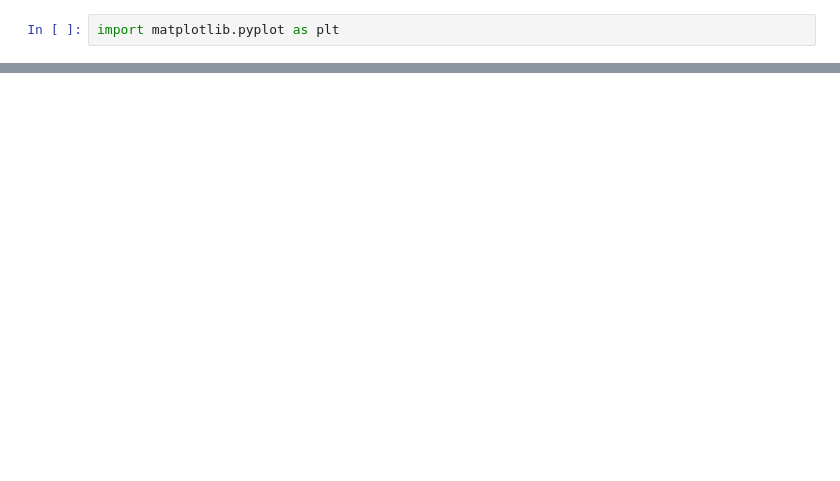
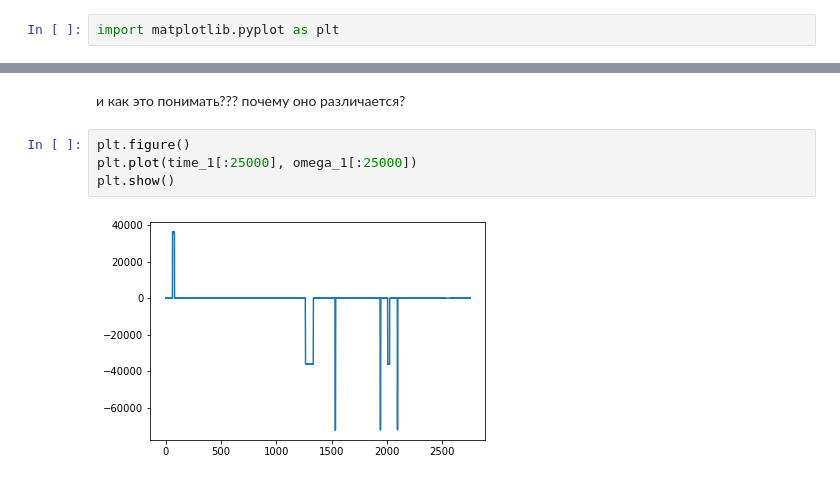
Before and after one commit to lubluchipsy/calibrovka, a Jupyter notebook: времена.ipynb, the cells around one changed output, grey strips where cells are left out. Cells and saved outputs as stored; diff of their text form; blank space fills up the shorter version.

```diff
--- a/времена.ipynb
+++ b/времена.ipynb
@@ -29,0 +69,8 @@ M12 = np.array([[np.cos(dfi1), -(y*np.sin(dfi2)-z*np.cos(dfi2))],[],[]])
+# %% [markdown]
+и как это понимать??? почему оно различается?
+# %%
+plt.figure()
+plt.plot(time_1[:25000], omega_1[:25000])
+plt.show()
+# %% [output]
+[figure, added]
```
Also changed, not shown: parts of 15 cells of this notebook.
